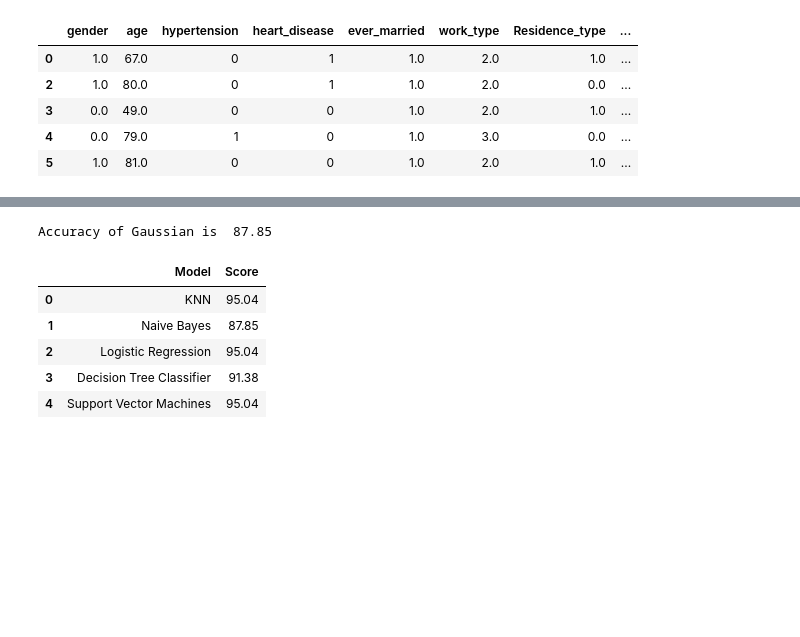
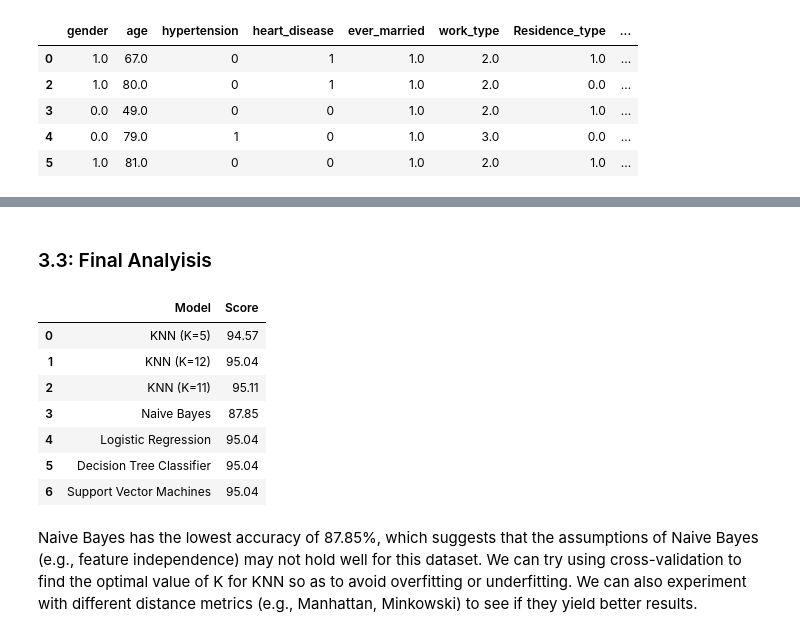
Before and after one commit to nuraishasb/supervisedML, a Jupyter notebook: Python_SupervisedML.ipynb, the cells around one changed output, grey strips where cells are left out. Drawn from its saved outputs; the diff is of its cells as text; code cells hidden in the pictures; blank space fills up the shorter version.

```diff
--- a/Python_SupervisedML.ipynb
+++ b/Python_SupervisedML.ipynb
@@ -354,0 +460,34 @@ Accuracy of KNN is  95.04
+# %%
+#Decision Tree Classifier
+DTC = DecisionTreeClassifier(ccp_alpha=0.01)
+DTC.fit(X_train, Y_train)
+
+Y_pred = DTC.predict(X_test)
+
+accuracy_DTC = round(metrics.accuracy_score(Y_test, Y_pred)*100, 2)
+print('Accuracy of DTC is ', accuracy_DTC)
+
+#determine the optimal ccp_alpha
+path = DTC.cost_complexity_pruning_path(X_train, Y_train)
+ccp_alphas, impurities = path.ccp_alphas, path.impurities
+
+#create and train a series of trees with different values of ccp_alpha
+clfs = []
+for ccp_alpha in ccp_alphas:
+    clf = DecisionTreeClassifier(random_state=42, ccp_alpha=ccp_alpha)
+    clf.fit(X_train, Y_train)
+    clfs.append(clf)
+
+#calculate the accuracy of each tree
+train_scores = [clf.score(X_train, Y_train) for clf in clfs]
+test_scores = [clf.score(X_test, Y_test) for clf in clfs]
+
+#plot the results
+plt.figure(figsize=(10, 7))
+plt.plot(ccp_alphas, train_scores, marker='o', label='train', drawstyle="steps-post")
+plt.plot(ccp_alphas, test_scores, marker='o', label='test', drawstyle="steps-post")
+plt.xlabel('ccp_alpha')
+plt.ylabel('Accuracy')
+plt.legend()
+plt.title('Accuracy vs CCP Alpha')
+plt.show()
@@ -400,29 +525,20 @@ Accuracy of SVC is  95.04
-# %%
-# (5) Naive Bayes Classifier
-
-Gaussian = GaussianNB()
-
-Gaussian.fit(X_train, Y_train)
-
-Y_pred = Gaussian.predict(X_test)
-
-accuracy_Gaussian = round(metrics.accuracy_score(Y_test, Y_pred)*100, 2)
-print('Accuracy of Gaussian is ', accuracy_Gaussian)
-# %% [output]
-Accuracy of Gaussian is  87.85
+# %% [markdown]
+### 3.3: Final Analyisis
 # %%
-# Produce a report for Step 5, sorting the accuracy values in descending order
-
+#overall results
 models = pd.DataFrame({
-    'Model':['KNN', 'Naive Bayes', 'Logistic Regression','Decision Tree Classifier', 'Support Vector Machines'],
-    'Score':[accuracy_KNN, accuracy_Gaussian, accuracy_LR, accuracy_DTC, accuracy_SVC]
+    'Model':['KNN (K=5)', 'KNN (K=12)', 'KNN (K=11)', 'Naive Bayes', 'Logistic Regression','Decision Tree Classifier', 'Support Vector Machines'],
+    'Score':[accuracy_KNN5, accuracy_KNN12, accuracy_KNN11, accuracy_Gaussian, accuracy_LR, accuracy_DTC, accuracy_SVC]
 })
-
 models
 # %% [output]
 |  | Model | Score |
-| 0 | KNN | 95.04 |
-| 1 | Naive Bayes | 87.85 |
-| 2 | Logistic Regression | 95.04 |
-| 3 | Decision Tree Classifier | 91.38 |
-| 4 | Support Vector Machines | 95.04 |
+| 0 | KNN (K=5) | 94.57 |
+| 1 | KNN (K=12) | 95.04 |
+| 2 | KNN (K=11) | 95.11 |
+| 3 | Naive Bayes | 87.85 |
+| 4 | Logistic Regression | 95.04 |
+| 5 | Decision Tree Classifier | 95.04 |
+| 6 | Support Vector Machines | 95.04 |
+# %% [markdown]
+Naive Bayes has the lowest accuracy of 87.85%, which suggests that the assumptions of Naive Bayes (e.g., feature independence) may not hold well for this dataset. We can try using cross-validation to find the optimal value of K for KNN so as to avoid overfitting or underfitting. We can also experiment with different distance metrics (e.g., Manhattan, Minkowski) to see if they yield better results.
```
Also changed, not shown: parts of 37 cells of this notebook.
